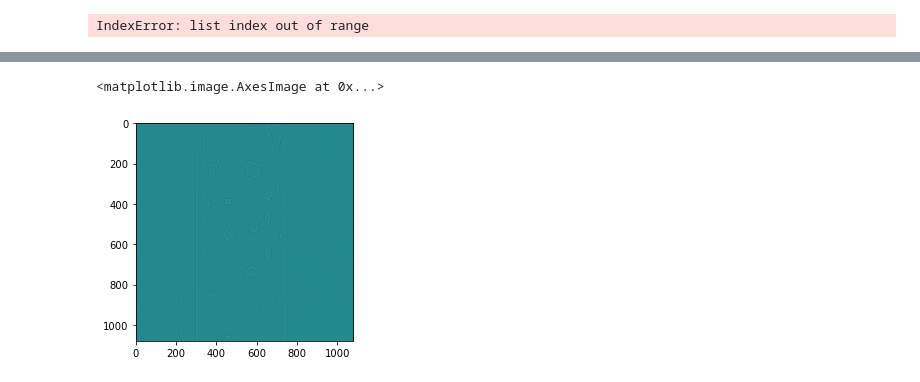
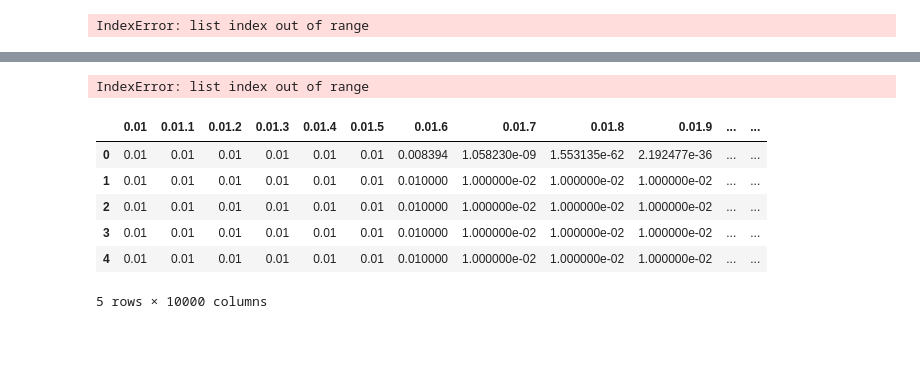
Before and after one commit to zizkincido/GraduationProject, a Jupyter notebook: Python/Laplacian.ipynb, the cells around one changed output, grey strips where cells are left out. Drawn from its saved outputs; the diff is of its cells as text; code cells hidden in the pictures; blank space fills up the shorter version.

Commit message:
laplacian üzerinde çalışılıyor

```diff
--- a/Python/Laplacian.ipynb
+++ b/Python/Laplacian.ipynb
@@ -167,6 +48,40 @@ plt.imshow(LoG_img_b,cmap='gray')
-# %%
-LoG_sum=(LoG_img_b+LoG_img_g+LoG_img_r)/3
-plt.imshow(LoG_sum)
-# %% [output]
-<matplotlib.image.AxesImage at 0x...>
-[figure, removed]
+# %%
+PATH = r"C:\Users\Aziz\Desktop\Github\Database\ART DATABASE"
+result = [os.path.join(dp, f) for dp, dn, filenames in os.walk(PATH) for f in filenames if os.path.splitext(f)[1] == '.jpg']
+csvf2 = open('C:/Users/Aziz/Database/laplacian_art.csv', 'w')
+for i in range(1595):
+    image = cv2.imread(result[i])
+    image = cv2.cvtColor(image,cv2.COLOR_BGR2RGB)
+    im = np.asarray(image)
+    red = im[:,:,0]
+    G_blur_r=cv2.GaussianBlur(red,(5,5),0)
+    LoG_img_r=cv2.Laplacian(G_blur_r,cv2.CV_64F,ksize=3)
+    LoG_img_r=np.abs(LoG_img_r)
+    green = im[:,:,1]
+    G_blur_g=cv2.GaussianBlur(green,(5,5),0)
+    LoG_img_g=cv2.Laplacian(G_blur_g,cv2.CV_64F,ksize=3)
+    LoG_img_g=np.abs(LoG_img_g)
+    blue = im[:,:,2]
+    G_blur_b=cv2.GaussianBlur(blue,(5,5),0)
+    LoG_img_b=cv2.Laplacian(G_blur_b,cv2.CV_64F,ksize=3)
+    LoG_img_b=np.abs(LoG_img_b)
+    LoG_mean=(LoG_img_b+LoG_img_g+LoG_img_r)/3
+    LoG_mean = cv2.resize(LoG_mean,(100,100))
+    LoG_mean=np.exp(LoG_mean)/sum(np.exp(LoG_mean))
+    LoG_mean = np.reshape(LoG_mean,(1,10000))
+    writer = csv.writer(csvf2)
+    writer.writerows(LoG_mean)
+# %% [output]
+IndexError: list index out of range
+# %%
+csvf2 = pd.read_csv('C:/Users/Aziz/Database/laplacian_art.csv')
+csvf2.shape
+csvf2.head()
+# %% [output]
+|  | 0.01 | 0.01.1 | 0.01.2 | 0.01.3 | 0.01.4 | 0.01.5 | 0.01.6 | 0.01.7 | 0.01.8 | 0.01.9 | ... | ... |
+| 0 | 0.01 | 0.01 | 0.01 | 0.01 | 0.01 | 0.01 | 0.008394 | 1.058230e-09 | 1.553135e-62 | 2.192477e-36 | ... | ... |
+| 1 | 0.01 | 0.01 | 0.01 | 0.01 | 0.01 | 0.01 | 0.010000 | 1.000000e-02 | 1.000000e-02 | 1.000000e-02 | ... | ... |
+| 2 | 0.01 | 0.01 | 0.01 | 0.01 | 0.01 | 0.01 | 0.010000 | 1.000000e-02 | 1.000000e-02 | 1.000000e-02 | ... | ... |
+| 3 | 0.01 | 0.01 | 0.01 | 0.01 | 0.01 | 0.01 | 0.010000 | 1.000000e-02 | 1.000000e-02 | 1.000000e-02 | ... | ... |
+| 4 | 0.01 | 0.01 | 0.01 | 0.01 | 0.01 | 0.01 | 0.010000 | 1.000000e-02 | 1.000000e-02 | 1.000000e-02 | ... | ... |
+5 rows × 10000 columns
```
Also changed, not shown: parts of 15 cells of this notebook.
